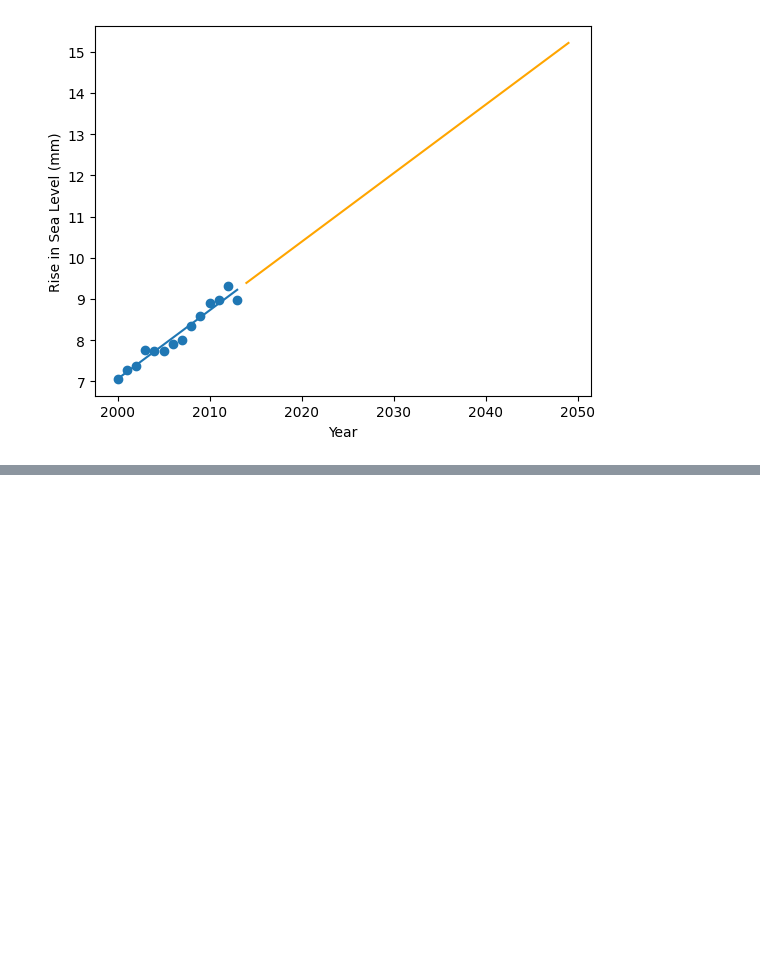
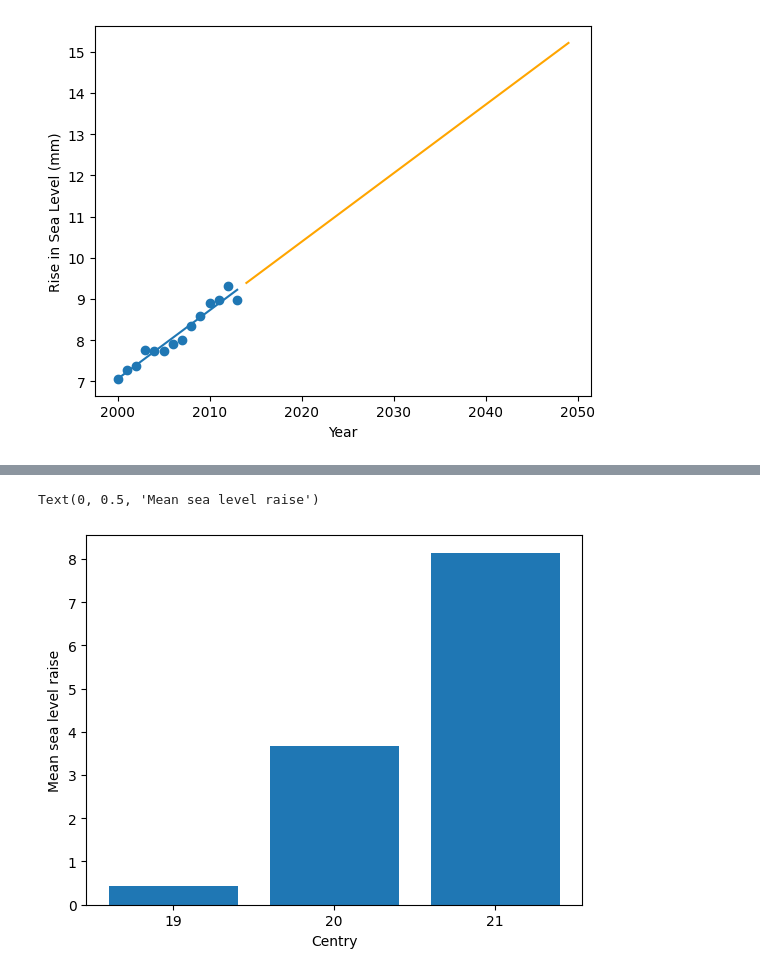
Before and after one commit to olkasadova/data-and-python, a Jupyter notebook: Projects/Copy_of_14_Sea_Levels_Project.ipynb, the cells around one changed output, grey strips where cells are left out. Cells and saved outputs as stored; diff of their text form; code cells hidden in the pictures; blank space fills up the shorter version.

```diff
--- a/Projects/Copy_of_14_Sea_Levels_Project.ipynb
+++ b/Projects/Copy_of_14_Sea_Levels_Project.ipynb
@@ -288,0 +305,41 @@ LinregressResult(slope=0.1664272733318682, intercept=-325.7934668059649, rvalue=
+# %%
+import pandas as pd
+import matplotlib.pyplot as plt
+
+url = "https://raw.githubusercontent.com/freeCodeCamp/boilerplate-sea-level-predictor/master/epa-sea-level.csv"
+df = pd.read_csv (url)
+
+df
+max_raise_year = df ["CSIRO Adjusted Sea Level"].max()
+max_raise_year
+
+#top 5 years with highest sea level raise
+sorted_by_raise = df.sort_values ("CSIRO Adjusted Sea Level", ascending=False)
+sorted_by_raise.head(5)
+
+sorted_by_raise.tail (5) #lowest sea level
+
+# what is the average sea level raise for each century (19, 20, 21)
+df ["Century"]=""
+
+def normalize  (df):
+  if (df ["Year"] >=1880 ) & (df ["Year"]< 1900):
+    return 19
+  elif (df ["Year"] >=1900 ) & (df ["Year"]< 2000):
+    return 20
+  else:
+    return 21
+
+df ["Century"] = df.apply (normalize, axis=1)
+df
+
+# group by century and find average
+mean = df.groupby ("Century") ["CSIRO Adjusted Sea Level"].mean()
+label = ["19", "20", "21"]
+
+plt.bar (label, mean )
+plt.xlabel('Centry')
+plt.ylabel('Mean sea level raise')
+# %% [output]
+Text(0, 0.5, 'Mean sea level raise')
+[figure, added]
```
Also changed, not shown: parts of 3 cells of this notebook.
